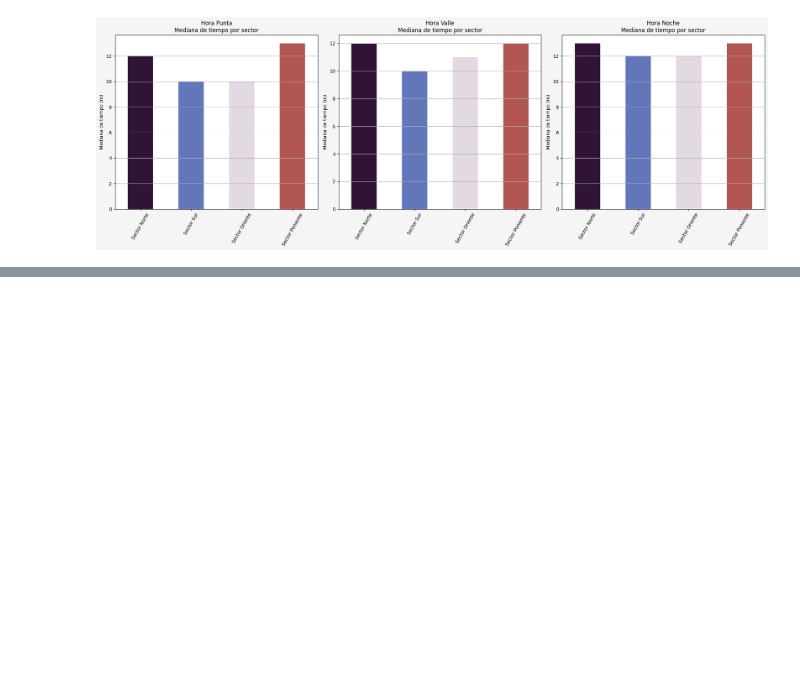
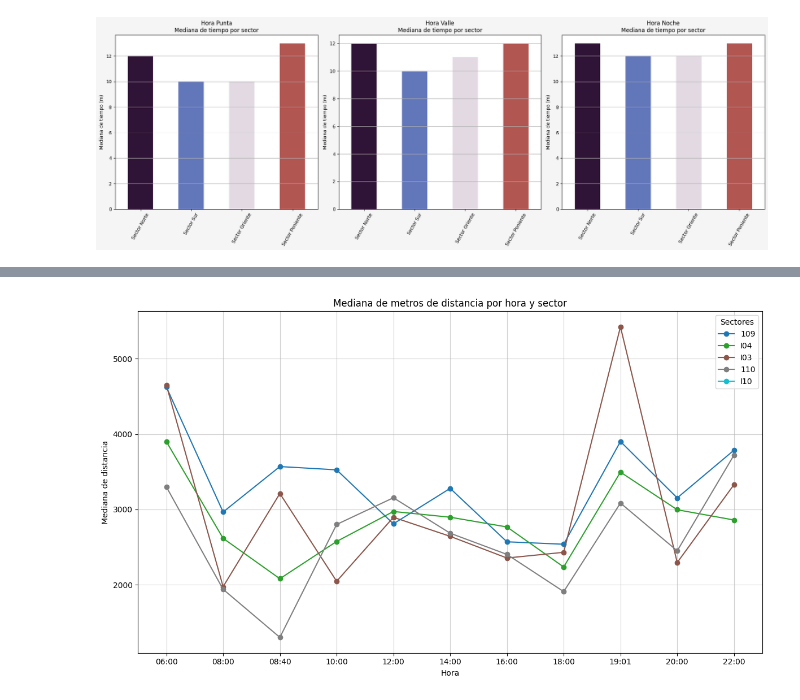
Before and after one commit to vpardoss/squadecaedro, a Jupyter notebook: analisis_data.ipynb, the cells around one changed output, grey strips where cells are left out. Saved outputs shown, nothing was run; the diff lists cells and outputs as text; code cells hidden in the pictures; blank space fills up the shorter version.

```diff
--- a/analisis_data.ipynb
+++ b/analisis_data.ipynb
@@ -333,0 +400,44 @@ plt.show()
+# %%
+# RECORRIDOS FRECUENTES PONIENTE
+recorrido_poniente['route_id'].value_counts().head(5)
+rec_109 = recorrido_poniente[recorrido_poniente['route_id'] == '109']
+i04_rec = recorrido_poniente[recorrido_poniente['route_id'] == 'I04']
+i03_rec = recorrido_poniente[recorrido_poniente['route_id'] == 'I03']
+rec_110 = recorrido_poniente[recorrido_poniente['route_id'] == '110']
+i10_rec = recorrido_poniente[recorrido_poniente['route_id'] == 'i10']
+meters_109 = rec_109.groupby('Hour_minute').agg({'meters_distance': 'median'})
+i04_meters = i04_rec.groupby('Hour_minute').agg({'meters_distance': 'median'})
+i03_meters = i03_rec.groupby('Hour_minute').agg({'meters_distance': 'median'})
+meters_110 = rec_110.groupby('Hour_minute').agg({'meters_distance': 'median'})
+i10_meters = i10_rec.groupby('Hour_minute').agg({'meters_distance': 'median'})
+meters_109.rename(columns={'meters_distance':'109'}, inplace=True)
+i04_meters.rename(columns={'meters_distance':'I04'}, inplace=True)
+i03_meters.rename(columns={'meters_distance':'I03'}, inplace=True)
+meters_110.rename(columns={'meters_distance':'110'}, inplace=True)
+i10_meters.rename(columns={'meters_distance':'I10'}, inplace=True)
+meters_recorrido_poniente = pd.concat([meters_109, i04_meters, i03_meters, meters_110, i10_meters], axis=1)
+meters_recorrido_poniente.drop(meters_recorrido_poniente.index[2], inplace=True)
+meters_recorrido_poniente.drop(meters_recorrido_poniente.index[7], inplace=True)
+# %%
+# GRAFICAMOS PARA SECTOR PONIENTE
+plt.figure(figsize=(12,7))
+
+# Graficamos todas las columnas por sector
+colormap = plt.colormaps['tab10']
+for i, columna in enumerate(meters_recorrido_poniente.columns):
+    plt.plot(meters_recorrido_poniente.index,
+            meters_recorrido_poniente[columna],
+            marker='o',
+            label=columna,
+            color = colormap(i / (len(meters_recorrido_poniente.columns) - 1)))
+
+plt.title("Mediana de metros de distancia por hora y sector")
+plt.xlabel("Hora")
+plt.ylabel("Mediana de distancia")
+plt.legend(title="Sectores")
+plt.grid(True, linestyle='-', alpha=0.6)
+plt.tight_layout()
+
+plt.show()
+# %% [output]
+[figure, added]
```
Also changed, not shown: parts of 10 cells of this notebook.
